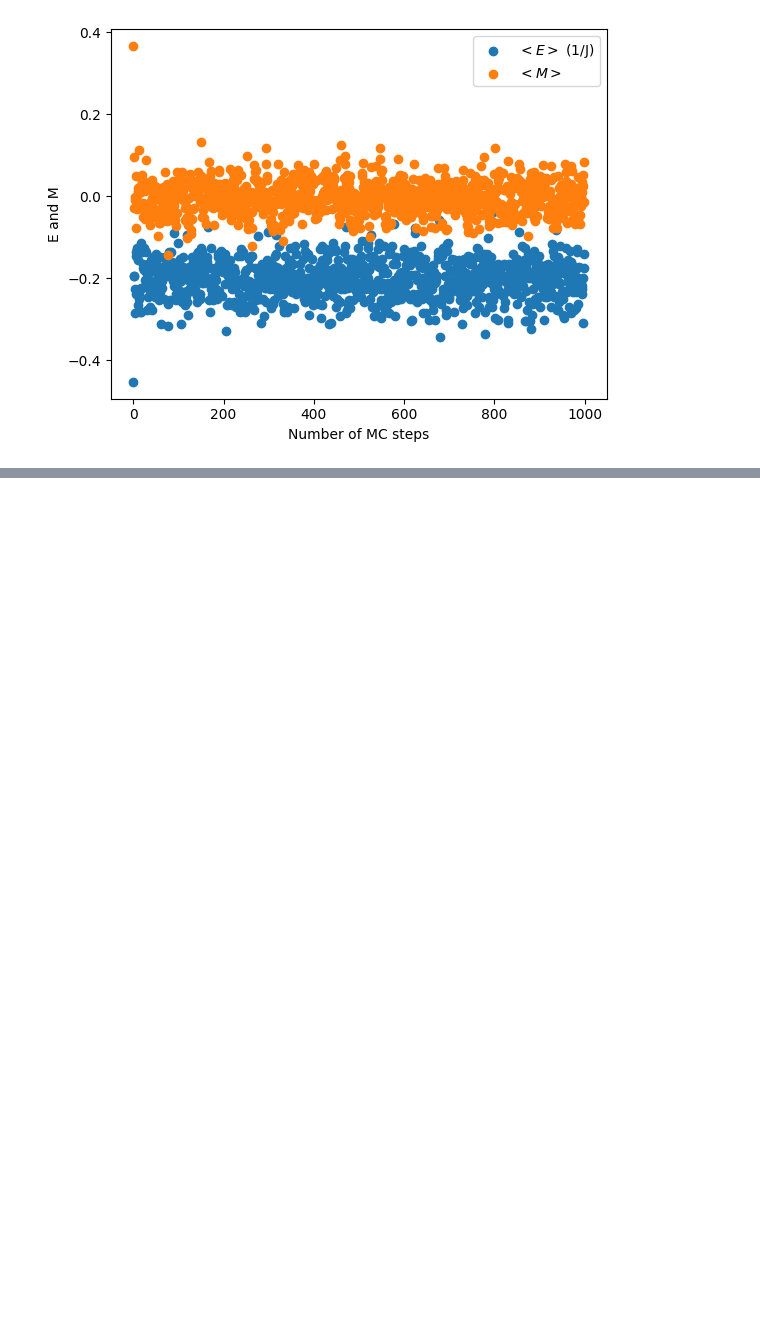
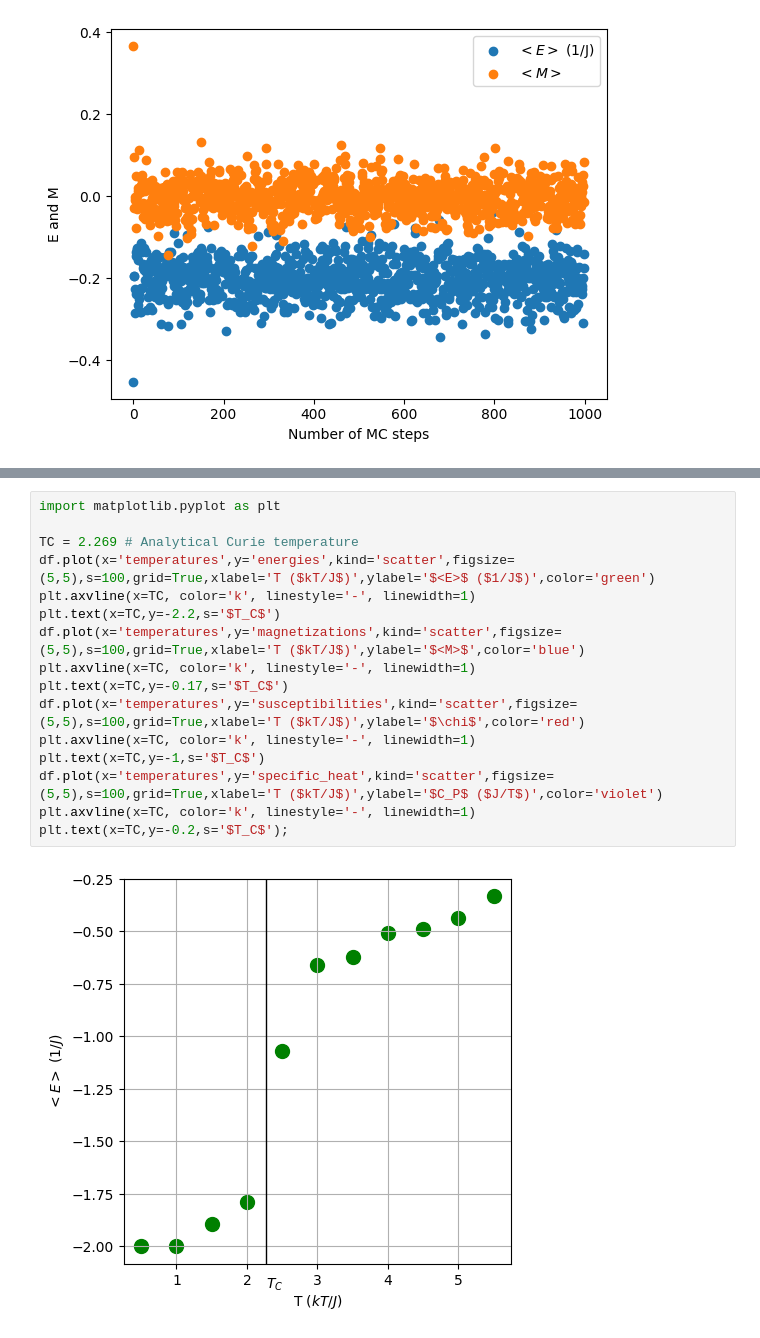
Before and after one commit to pyracetamol/tmms_2025, a Jupyter notebook: monte-carlo.ipynb, the cells around one changed output, grey strips where cells are left out. Cells and saved outputs as stored; diff of their text form; blank space fills up the shorter version.

```diff
--- a/monte-carlo.ipynb
+++ b/monte-carlo.ipynb
@@ -295,0 +338,18 @@ df
+# %%
+import matplotlib.pyplot as plt
+
+TC = 2.269 # Analytical Curie temperature
+df.plot(x='temperatures',y='energies',kind='scatter',figsize=(5,5),s=100,grid=True,xlabel='T ($kT/J$)',ylabel='$<E>$ ($1/J$)',color='green')
+plt.axvline(x=TC, color='k', linestyle='-', linewidth=1)
+plt.text(x=TC,y=-2.2,s='$T_C$')
+df.plot(x='temperatures',y='magnetizations',kind='scatter',figsize=(5,5),s=100,grid=True,xlabel='T ($kT/J$)',ylabel='$<M>$',color='blue')
+plt.axvline(x=TC, color='k', linestyle='-', linewidth=1)
+plt.text(x=TC,y=-0.17,s='$T_C$')
+df.plot(x='temperatures',y='susceptibilities',kind='scatter',figsize=(5,5),s=100,grid=True,xlabel='T ($kT/J$)',ylabel='$\chi$',color='red')
+plt.axvline(x=TC, color='k', linestyle='-', linewidth=1)
+plt.text(x=TC,y=-1,s='$T_C$')
+df.plot(x='temperatures',y='specific_heat',kind='scatter',figsize=(5,5),s=100,grid=True,xlabel='T ($kT/J$)',ylabel='$C_P$ ($J/T$)',color='violet')
+plt.axvline(x=TC, color='k', linestyle='-', linewidth=1)
+plt.text(x=TC,y=-0.2,s='$T_C$');
+# %% [output]
+[figure, added]
```
Also changed, not shown: parts of 7 cells of this notebook.
